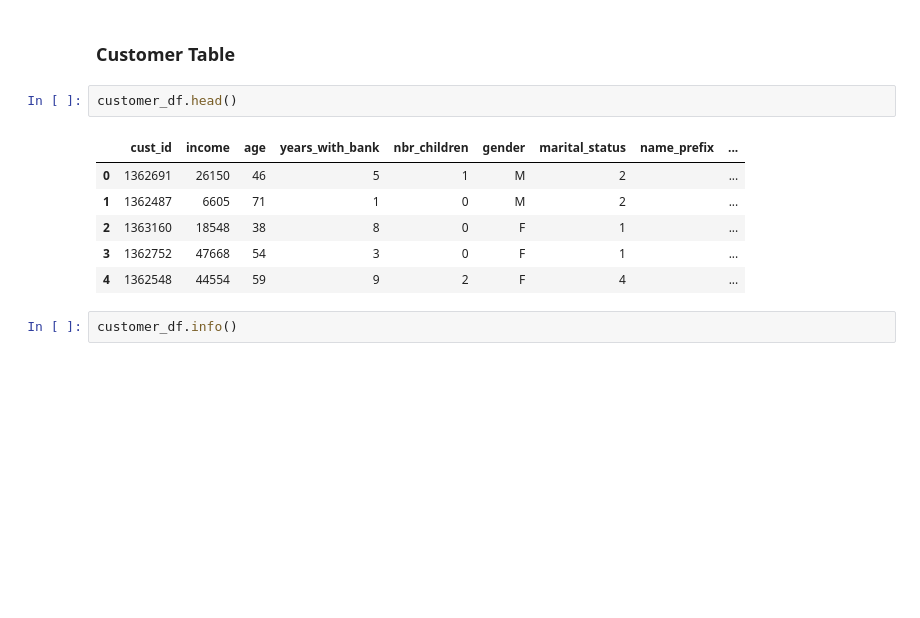
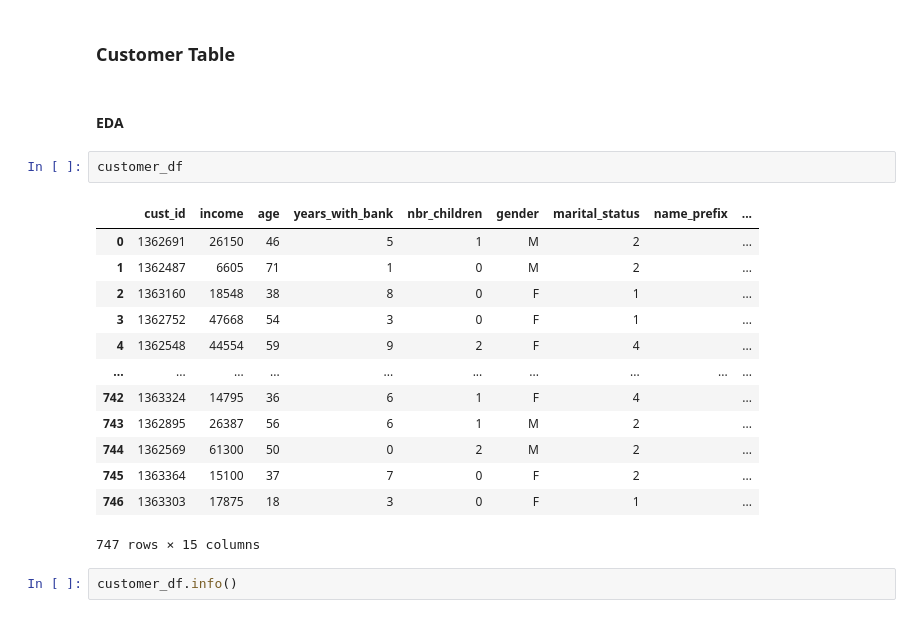
Before and after one commit to jess-moloney/mini-project-III, a Jupyter notebook: mini-project-III.ipynb, the cells around one changed output. Drawn from its saved outputs; the diff is of its cells as text; blank space fills up the shorter version.

```diff
--- a/mini-project-III.ipynb
+++ b/mini-project-III.ipynb
@@ -28,15 +28,24 @@ transactions_df = df_list[8]
 # Data Preparation & Feature Engineering
 # %% [markdown]
 ### Customer Table
+# %% [markdown]
+#### EDA
 # %%
-customer_df.head()
+customer_df
 # %% [output]
 |  | cust_id | income | age | years_with_bank | nbr_children | gender | marital_status | name_prefix | ... |
 | 0 | 1362691 | 26150 | 46 | 5 | 1 | M | 2 |  | ... |
 | 1 | 1362487 | 6605 | 71 | 1 | 0 | M | 2 |  | ... |
 | 2 | 1363160 | 18548 | 38 | 8 | 0 | F | 1 |  | ... |
 | 3 | 1362752 | 47668 | 54 | 3 | 0 | F | 1 |  | ... |
 | 4 | 1362548 | 44554 | 59 | 9 | 2 | F | 4 |  | ... |
+| ... | ... | ... | ... | ... | ... | ... | ... | ... | ... |
+| 742 | 1363324 | 14795 | 36 | 6 | 1 | F | 4 |  | ... |
+| 743 | 1362895 | 26387 | 56 | 6 | 1 | M | 2 |  | ... |
+| 744 | 1362569 | 61300 | 50 | 0 | 2 | M | 2 |  | ... |
+| 745 | 1363364 | 15100 | 37 | 7 | 0 | F | 2 |  | ... |
+| 746 | 1363303 | 17875 | 18 | 3 | 0 | F | 1 |  | ... |
+747 rows × 15 columns
 # %%
 customer_df.info()
 # %% [output]
```
Also changed, not shown: parts of 23 cells of this notebook.
